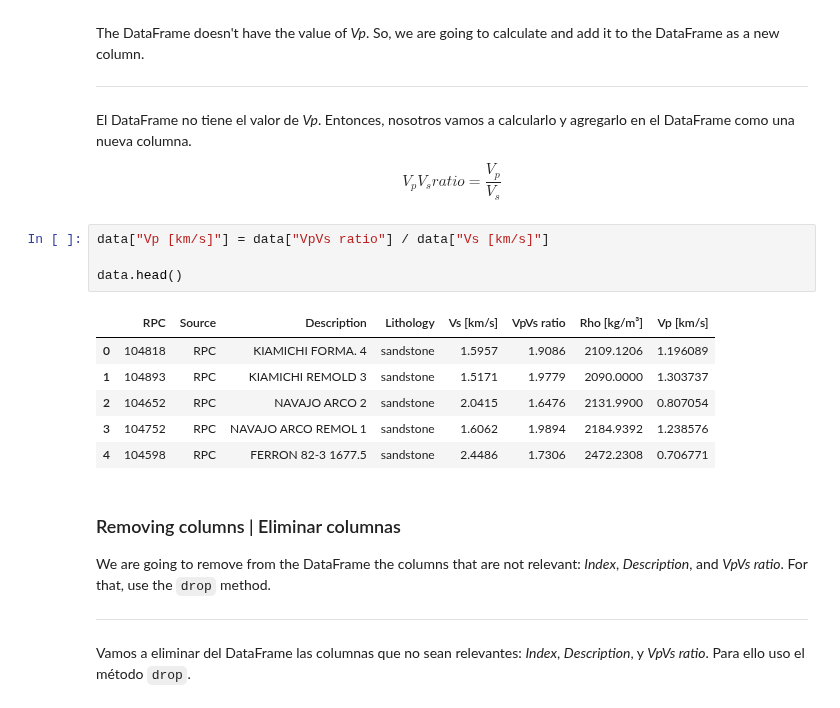
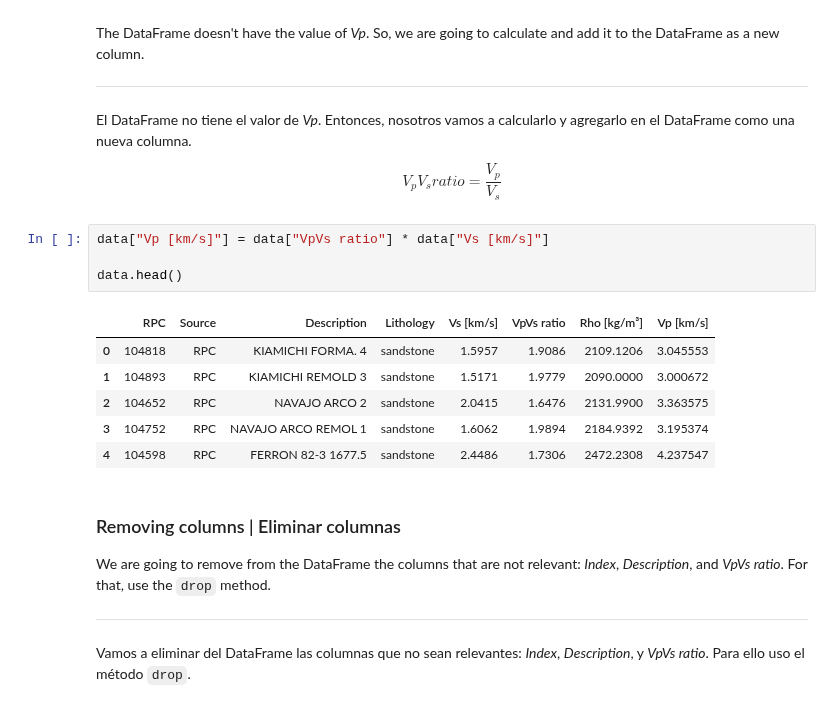
Before and after one commit to CodeToCommunicate/CoCoLessons, a Jupyter notebook: 07_pandas.ipynb, the cells around one changed output. Saved outputs shown, nothing was run; the diff lists cells and outputs as text.

```diff
--- a/07_pandas.ipynb
+++ b/07_pandas.ipynb
@@ -679,16 +679,16 @@ Entonces, nosotros vamos a calcularlo y agregarlo en el DataFrame como una nueva
 
 $$ V_p V_s ratio = \frac{V_p}{V_s} $$
 # %%
-data["Vp [km/s]"] = data["VpVs ratio"] / data["Vs [km/s]"]
+data["Vp [km/s]"] = data["VpVs ratio"] * data["Vs [km/s]"]
 
 data.head()
 # %% [output]
 |  | RPC | Source | Description | Lithology | Vs [km/s] | VpVs ratio | Rho [kg/m³] | Vp [km/s] |
-| 0 | 104818 | RPC | KIAMICHI FORMA. 4 | sandstone | 1.5957 | 1.9086 | 2109.1206 | 1.196089 |
-| 1 | 104893 | RPC | KIAMICHI REMOLD 3 | sandstone | 1.5171 | 1.9779 | 2090.0000 | 1.303737 |
-| 2 | 104652 | RPC | NAVAJO ARCO 2 | sandstone | 2.0415 | 1.6476 | 2131.9900 | 0.807054 |
-| 3 | 104752 | RPC | NAVAJO ARCO REMOL 1 | sandstone | 1.6062 | 1.9894 | 2184.9392 | 1.238576 |
-| 4 | 104598 | RPC | FERRON 82-3 1677.5 | sandstone | 2.4486 | 1.7306 | 2472.2308 | 0.706771 |
+| 0 | 104818 | RPC | KIAMICHI FORMA. 4 | sandstone | 1.5957 | 1.9086 | 2109.1206 | 3.045553 |
+| 1 | 104893 | RPC | KIAMICHI REMOLD 3 | sandstone | 1.5171 | 1.9779 | 2090.0000 | 3.000672 |
+| 2 | 104652 | RPC | NAVAJO ARCO 2 | sandstone | 2.0415 | 1.6476 | 2131.9900 | 3.363575 |
+| 3 | 104752 | RPC | NAVAJO ARCO REMOL 1 | sandstone | 1.6062 | 1.9894 | 2184.9392 | 3.195374 |
+| 4 | 104598 | RPC | FERRON 82-3 1677.5 | sandstone | 2.4486 | 1.7306 | 2472.2308 | 4.237547 |
 # %% [markdown]
 ### Removing columns | Eliminar columnas
 
```
Also changed, not shown: parts of 4 cells of this notebook.
